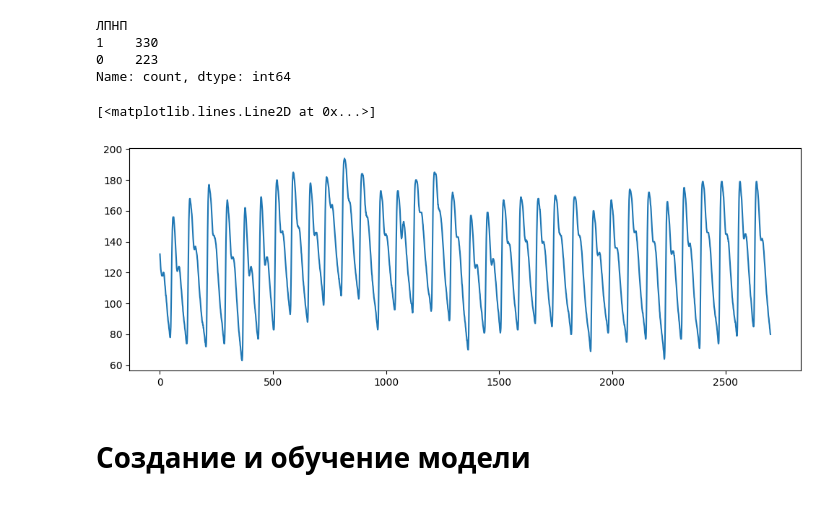
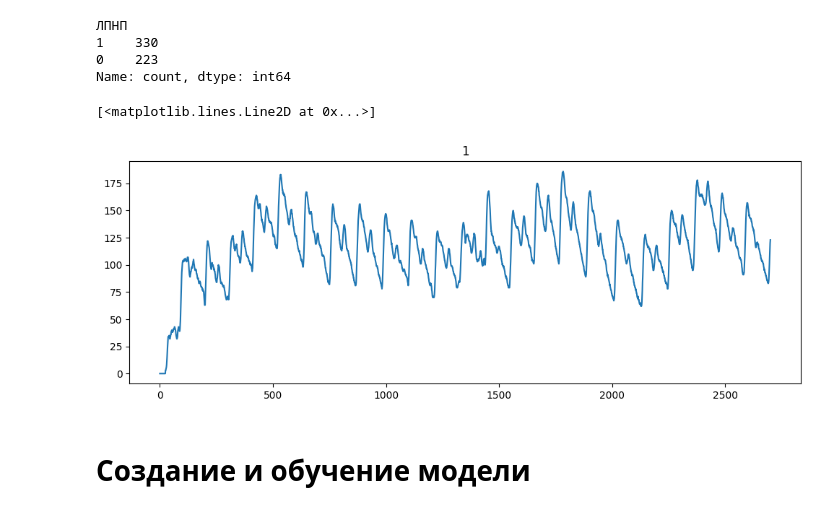
Before and after one commit to lnrSmglln/pigs_mipt_2025_hackathon, a Jupyter notebook: baseline.ipynb, the cells around one changed output. Saved outputs shown, nothing was run; the diff lists cells and outputs as text; code cells hidden in the pictures.

```diff
--- a/baseline.ipynb
+++ b/baseline.ipynb
@@ -38,14 +38,18 @@ train['ЛПНП'].value_counts()
 Name: count, dtype: int64
 # %%
 # Загрузим одну из фотоплетизмограмм
-file_id = train.iloc[1]['ID']
+ind = -300
+
+file_id = train.iloc[ind]['ID']
+ill = train.iloc[ind]['ЛПНП']
 path = 'data/ppgs/' + file_id + '.npy'
 ppg = np.load(path)
 plt.figure(figsize=(12,4))
+plt.title(label=f"{ill}")
 plt.plot(ppg)
 # %% [output]
 [<matplotlib.lines.Line2D at 0x...>]
-[figure, old version]
+[figure, new version]
 # %%
 # Разделим обучающую выборку на обучающую и валидационную часть
 train, val = train_test_split(train, test_size=0.2, stratify=train['ЛПНП'], random_state=42)
```
Also changed, not shown: parts of 1 cell of this notebook, 4 other files.
